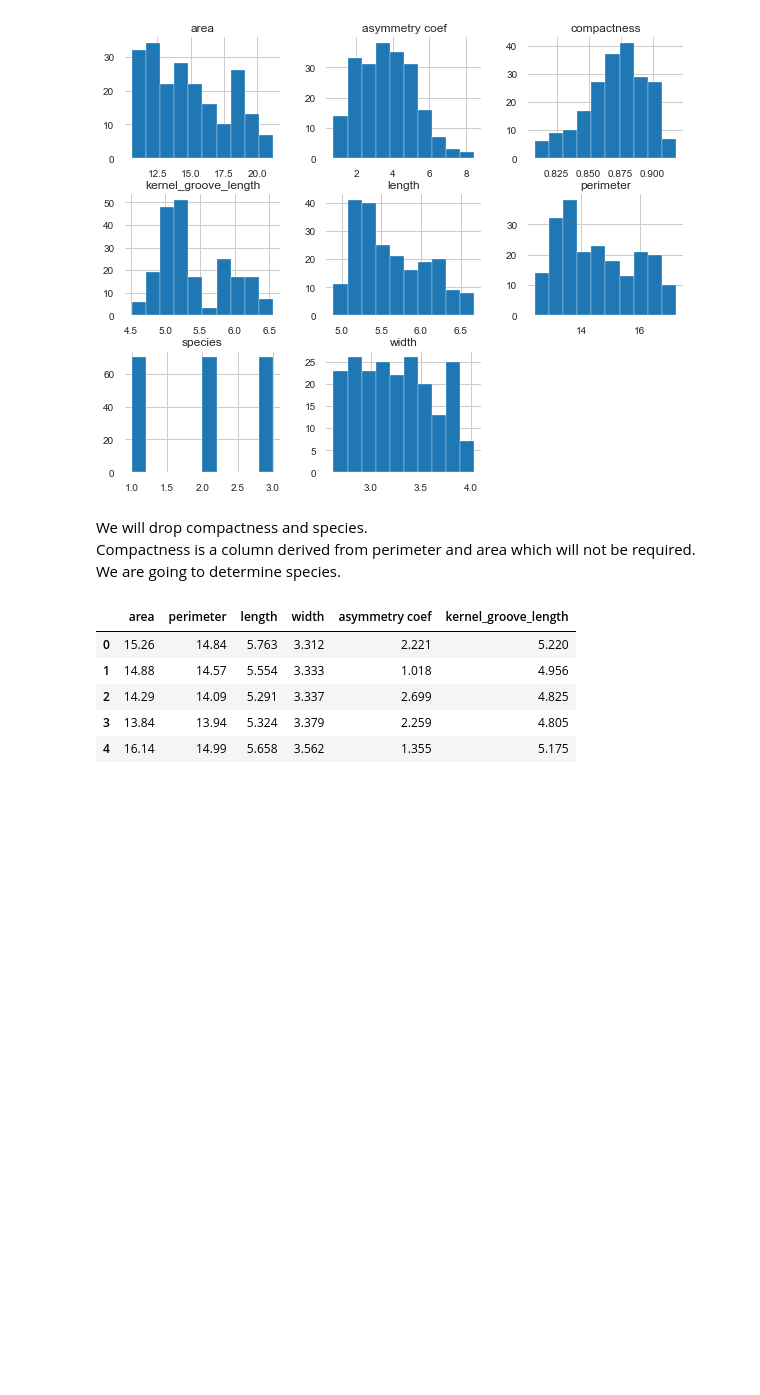
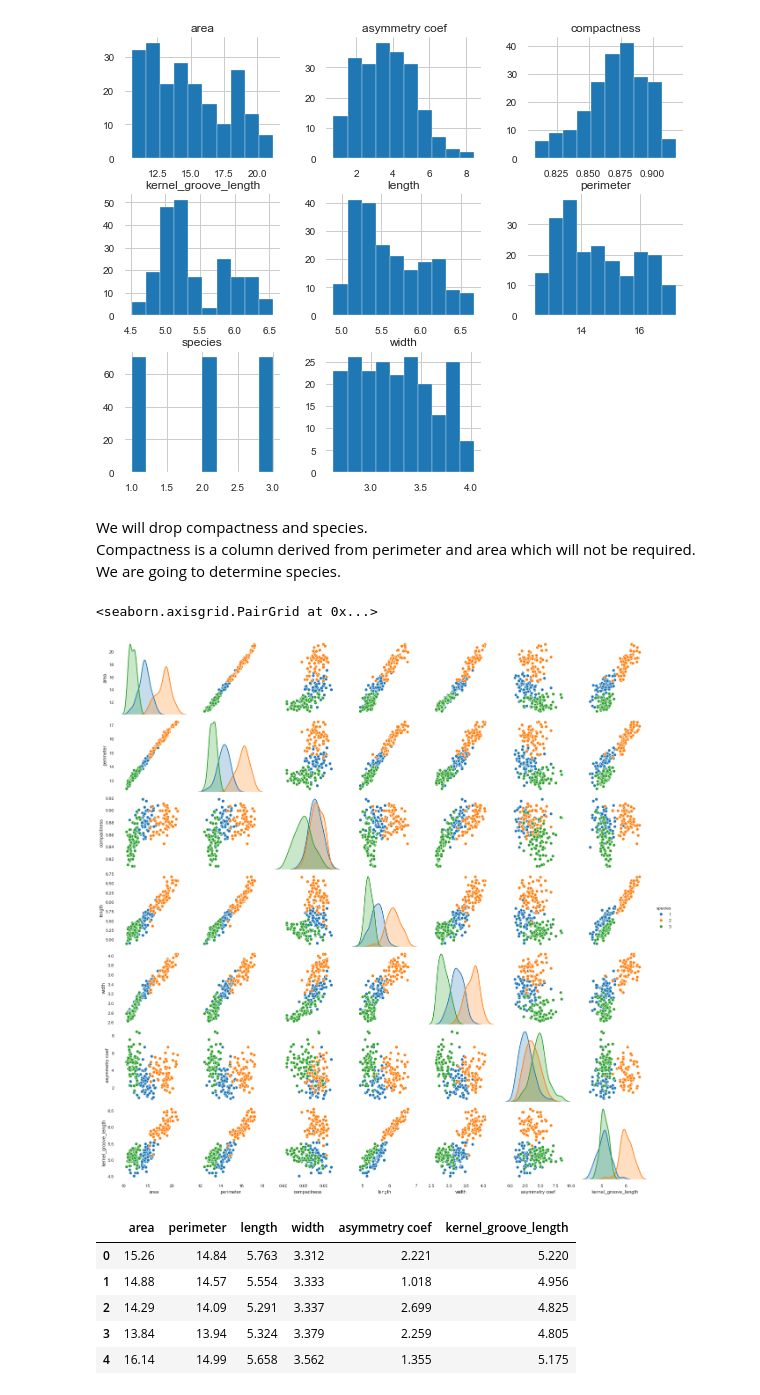
Before and after one commit to njain5/datasciencecode, a Jupyter notebook: K Mean Clustering/K Means Clustering Wheat Dataset.ipynb, the cells around one changed output. Cells and saved outputs as stored; diff of their text form; code cells hidden in the pictures; blank space fills up the shorter version.

```diff
--- a/K Mean Clustering/K Means Clustering Wheat Dataset.ipynb
+++ b/K Mean Clustering/K Means Clustering Wheat Dataset.ipynb
@@ -137,6 +137,11 @@ plt.show()
 We will drop compactness and species. <br>
 Compactness is a column derived from perimeter and area which will not be required.  <br>
 We are going to determine species.
+# %%
+sns.pairplot(seeds_df, hue='species')
+# %% [output]
+<seaborn.axisgrid.PairGrid at 0x...>
+[figure, added]
 # %%
 data = seeds_df.drop(['compactness', 'species'], axis =1)
 # %%
```
Also changed, not shown: parts of 1 cell of this notebook.
